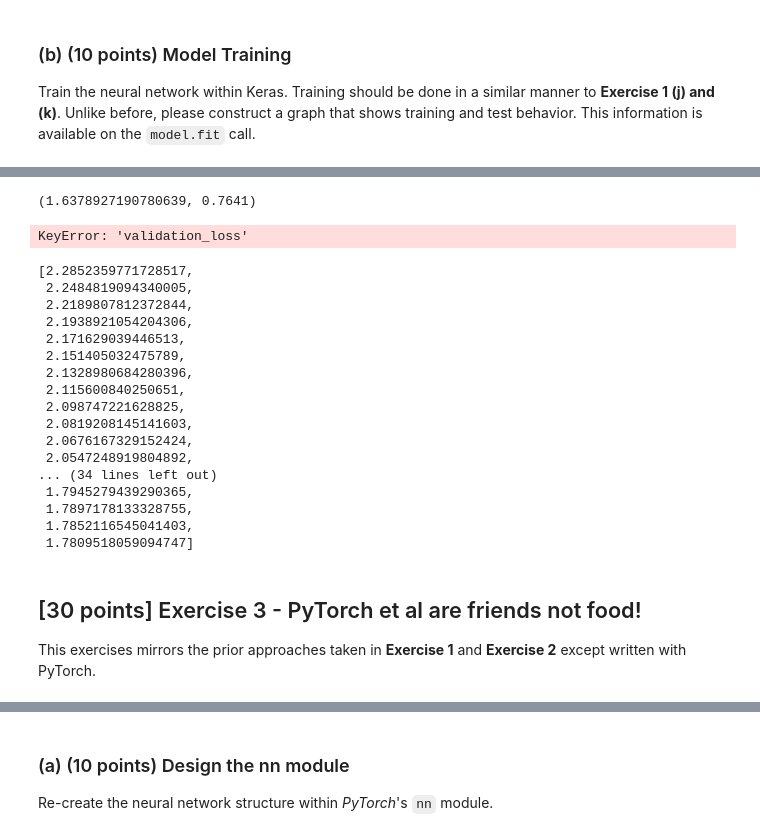
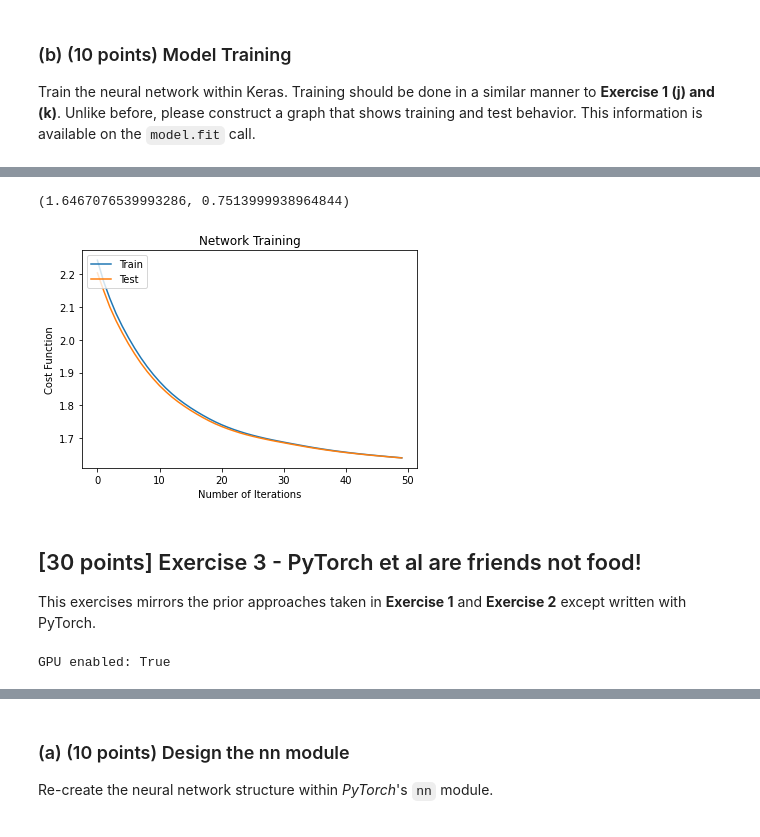
Before and after one commit to icarusoars/STAT430---Deep-Learning, a Jupyter notebook: HW4/hw04-jingtao2.ipynb, the cells around one changed output, grey strips where cells are left out. Drawn from its saved outputs; the diff is of its cells as text; code cells hidden in the pictures.

Commit message:
Clear training ouput

```diff
--- a/HW4/hw04-jingtao2.ipynb
+++ b/HW4/hw04-jingtao2.ipynb
@@ -817,3 +801,3 @@ NameError: name 'model' is not defined
 # %%
 # Code Here
-history = model.fit(x_train.T, y_train, epochs = 50, batch_size = 2000, validation_split=0.2)
+model_fit = model.fit(x_train.T, y_train, epochs = 50, batch_size = 2000, validation_split=0.2)
@@ -826,44 +808,35 @@ test_cost, test_acc = model.evaluate(x_test.T, y_test)
 # %%
 test_cost, test_acc
 # %% [output]
-(1.6378927190780639, 0.7641)
+(1.6467076539993286, 0.7513999938964844)
 # %%
 # Visualization code here...
 
 import matplotlib.pyplot as plt
 
-plt.plot(history.history['loss'])
-# plt.plot(history.history['val_loss'])
+plt.plot(model_fit.history['loss'])
+plt.plot(model_fit.history['val_loss'])
 plt.title('Network Training')
 plt.ylabel('Cost Function')
 plt.xlabel('Number of Iterations')
 plt.legend(['Train', 'Test'], loc='upper left')
 plt.show()
+# %% [output]
+[figure, added]
-# %%
-history.history['validation_loss']
-# %% [output]
-KeyError: 'validation_loss'
-# %%
-history.history['loss']
-# %% [output]
-[2.2852359771728517,
- 2.2484819094340005,
- 2.2189807812372844,
- 2.1938921054204306,
- 2.171629039446513,
- 2.151405032475789,
- 2.1328980684280396,
- 2.115600840250651,
- 2.098747221628825,
- 2.0819208145141603,
- 2.0676167329152424,
- 2.0547248919804892,
-... (34 lines left out)
- 1.7945279439290365,
- 1.7897178133328755,
- 1.7852116545041403,
- 1.7809518059094747]
 # %% [markdown]
 ## [30 points] Exercise 3 - PyTorch et al are friends not food!
 
 This exercises mirrors the prior approaches taken in **Exercise 1** and **Exercise 2** except written with PyTorch.
+# %%
+import torch
+import torch.nn as nn
+import torch.nn.functional as F
+import torch.optim as optim
+from torchvision import datasets, transforms
+from torch.optim.lr_scheduler import StepLR
+# Detect if a GPU is present with CUDA support
+use_cuda = torch.cuda.is_available()
+print(f'GPU enabled: {use_cuda}')
+# Code Here
+# %% [output]
+GPU enabled: True
```
Also changed, not shown: parts of 11 cells of this notebook.
